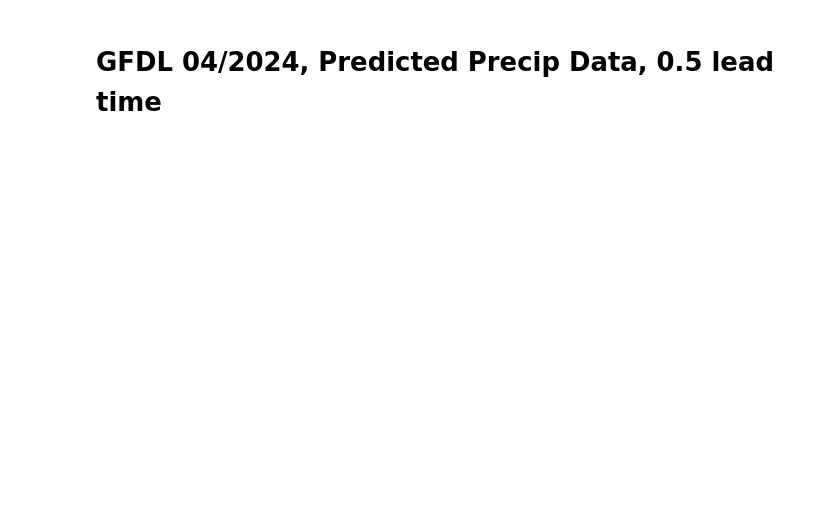
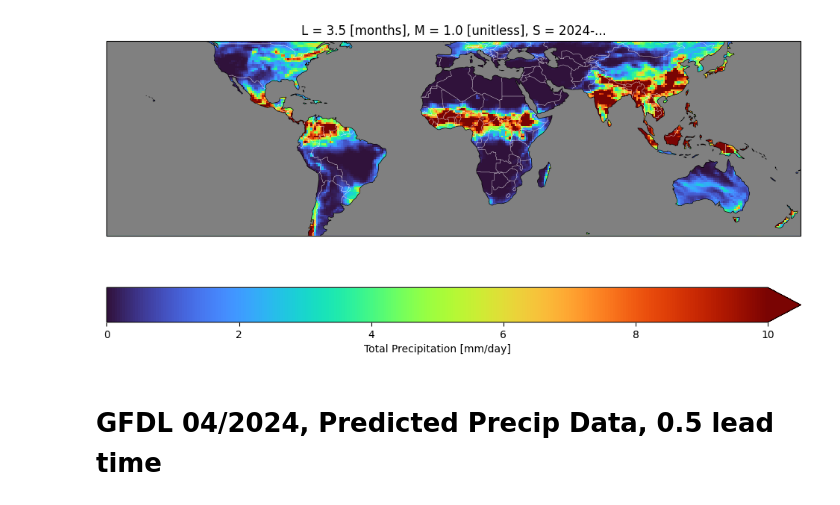
Before and after one commit to yatli24/CHC, a Jupyter notebook: Eastern_East_Africa_Apr_2024_heatmap.ipynb, the cells around one changed output. Saved outputs shown, nothing was run; the diff lists cells and outputs as text; code cells hidden in the pictures; blank space fills up the shorter version.

```diff
--- a/Eastern_East_Africa_Apr_2024_heatmap.ipynb
+++ b/Eastern_East_Africa_Apr_2024_heatmap.ipynb
@@ -29,6 +29,20 @@ NCEP = xr.open_mfdataset('data/NMME/NCEP-CFSv2/prec/prec.NCEP-CFSv2.2024.mon_Apr
 NCEP = NCEP.assign_coords(X=(((NCEP.X + 180) % 360) - 180)).sortby(['X'])
 
 chirps = xr.open_dataset('data/CHIRPS/chirps-v2.0.monthly.nc')
+# %%
+p = GFDL.sel(Y=slice(-50,50), L=3.5, M=1)['prec'].plot(
+    subplot_kws={'projection':ccrs.PlateCarree()},
+    transform=ccrs.PlateCarree(),
+    vmax=10, cmap='turbo', figsize=(12, 6), cbar_kwargs={"orientation": "horizontal"}
+)
+ax = p.axes
+ax.add_feature(cfeature.OCEAN, facecolor='grey', edgecolor='none', zorder=2)
+ax.add_feature(cfeature.BORDERS, linewidth=0.3, edgecolor="white")
+
+ax.axes.coastlines()
+plt.savefig('figures/test.png')
+# %% [output]
+[figure, added]
 # %% [markdown]
 # GFDL 04/2024, Predicted Precip Data, 0.5 lead time
 # %%
```
Also changed, not shown: parts of 6 cells of this notebook.
